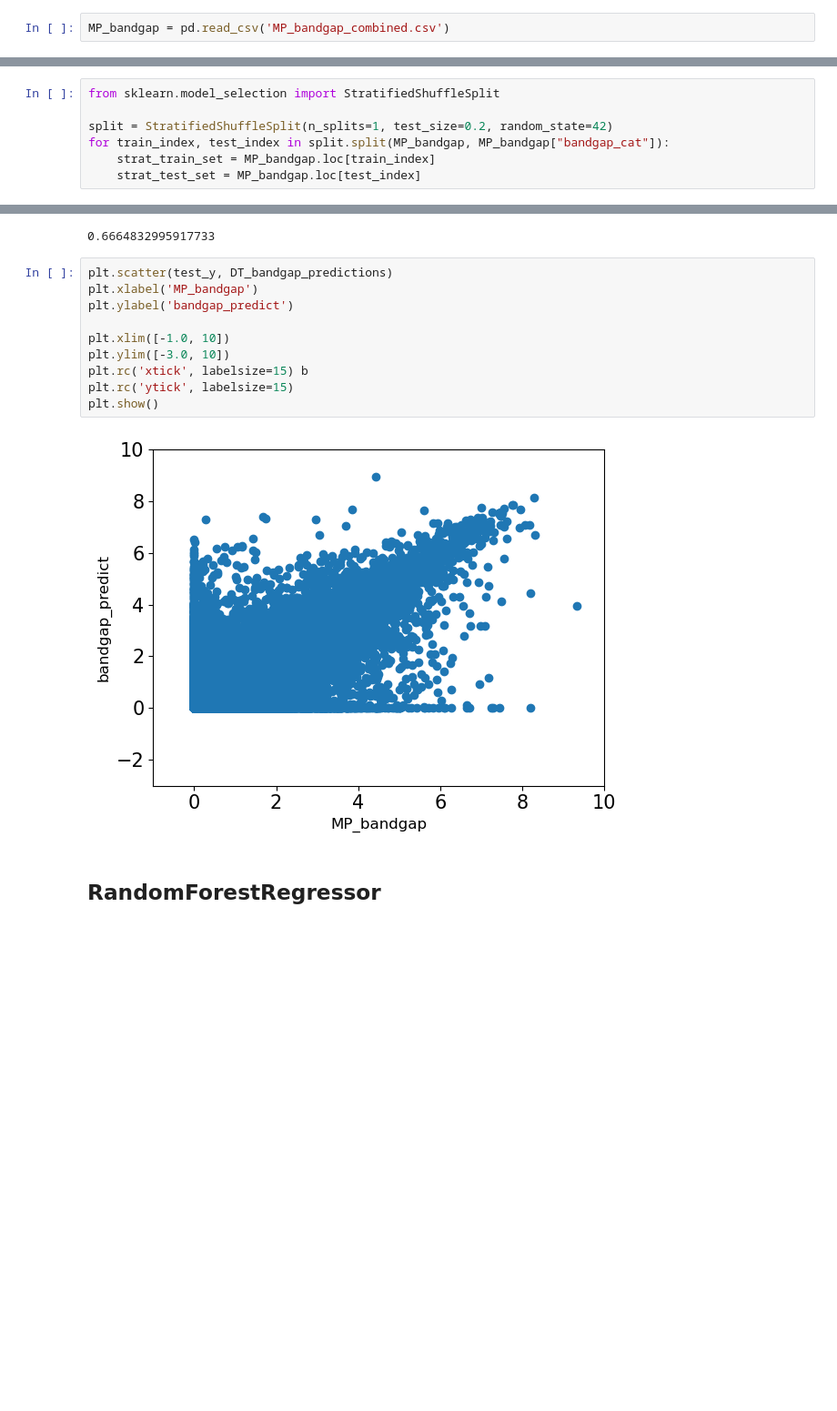
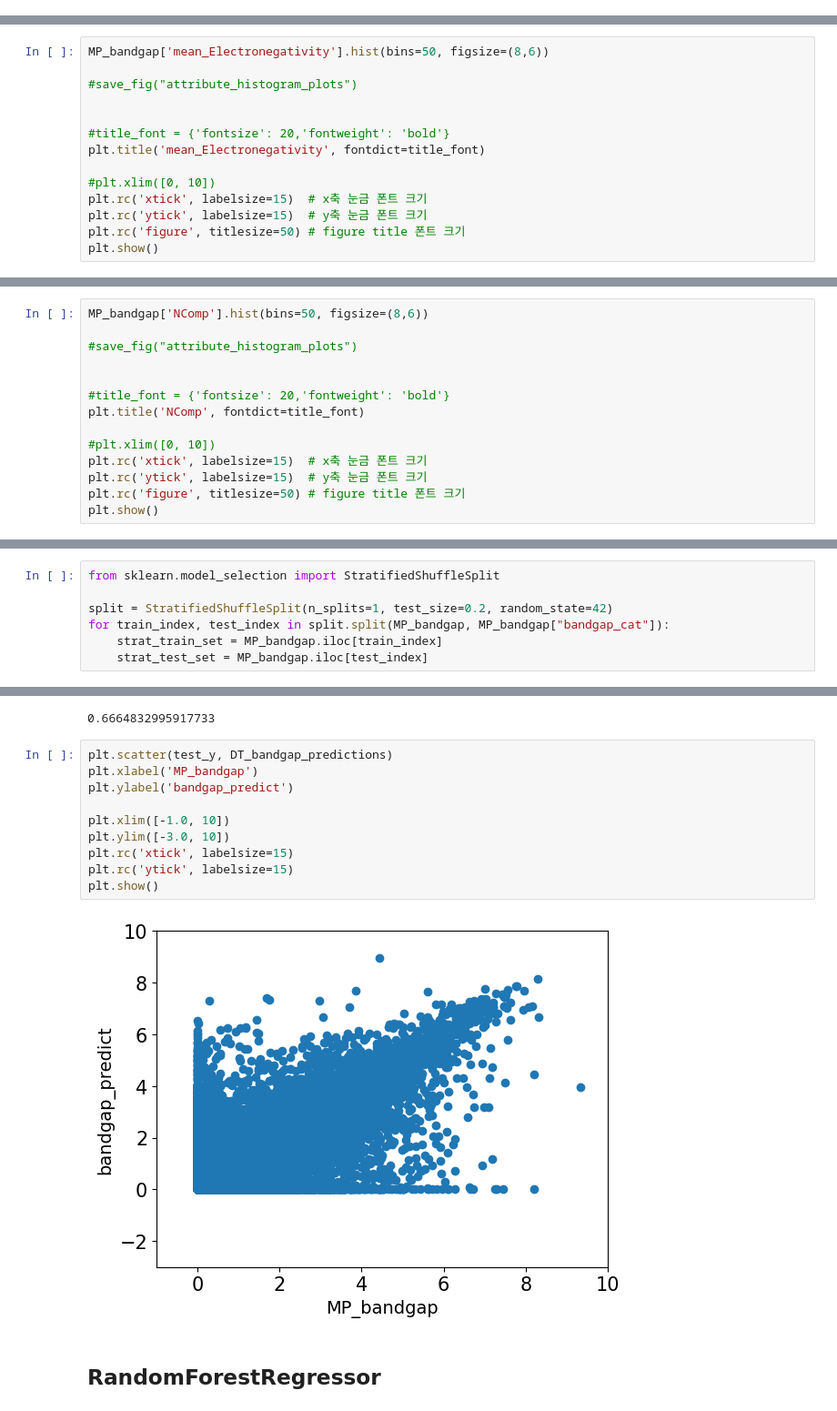
Before and after one commit to Juo-kim/KSME-AI-winter, a Jupyter notebook: 1. End_to_end_bandgap_prediction.ipynb, the cells around one changed output, grey strips where cells are left out. Shown at 91% size. Saved outputs shown, nothing was run; the diff lists cells and outputs as text; blank space fills up the shorter version.

```diff
--- a/1. End_to_end_bandgap_prediction.ipynb
+++ b/1. End_to_end_bandgap_prediction.ipynb
@@ -40,7 +35,5 @@ combined_file_path
 # %% [output]
 './MP_bandgap_combined.csv'
-# %%
-MP_bandgap = pd.read_csv('MP_bandgap_combined.csv')
 # %% [markdown]
 ## Take a quick look at the Data structure
 # %%
@@ -191,0 +161,14 @@ plt.show()
+# %%
+MP_bandgap['mean_Electronegativity'].hist(bins=50, figsize=(8,6))
+
+#save_fig("attribute_histogram_plots")
+
+
+#title_font = {'fontsize': 20,'fontweight': 'bold'}
+plt.title('mean_Electronegativity', fontdict=title_font)
+
+#plt.xlim([0, 10])
+plt.rc('xtick', labelsize=15)  # x축 눈금 폰트 크기
+plt.rc('ytick', labelsize=15)  # y축 눈금 폰트 크기
+plt.rc('figure', titlesize=50) # figure title 폰트 크기
+plt.show()
@@ -191,0 +177,14 @@ plt.show()
+# %%
+MP_bandgap['NComp'].hist(bins=50, figsize=(8,6))
+
+#save_fig("attribute_histogram_plots")
+
+
+#title_font = {'fontsize': 20,'fontweight': 'bold'}
+plt.title('NComp', fontdict=title_font)
+
+#plt.xlim([0, 10])
+plt.rc('xtick', labelsize=15)  # x축 눈금 폰트 크기
+plt.rc('ytick', labelsize=15)  # y축 눈금 폰트 크기
+plt.rc('figure', titlesize=50) # figure title 폰트 크기
+plt.show()
@@ -300,8 +294,8 @@ from sklearn.model_selection import StratifiedShuffleSplit
 
 split = StratifiedShuffleSplit(n_splits=1, test_size=0.2, random_state=42)
 for train_index, test_index in split.split(MP_bandgap, MP_bandgap["bandgap_cat"]):
-    strat_train_set = MP_bandgap.loc[train_index]
-    strat_test_set = MP_bandgap.loc[test_index]
+    strat_train_set = MP_bandgap.iloc[train_index]
+    strat_test_set = MP_bandgap.iloc[test_index]
 # %%
 MP_bandgap
 # %% [output]
@@ -684,15 +699,15 @@ DT_r2
 # %%
 plt.scatter(test_y, DT_bandgap_predictions)
 plt.xlabel('MP_bandgap')
 plt.ylabel('bandgap_predict')
 
 plt.xlim([-1.0, 10])
 plt.ylim([-3.0, 10])
-plt.rc('xtick', labelsize=15) b
+plt.rc('xtick', labelsize=15)
 plt.rc('ytick', labelsize=15)
 plt.show()
 # %% [output]
-[figure, old version]
+[figure, new version]
 # %% [markdown]
 ## RandomForestRegressor
 # %%
```
Also changed, not shown: parts of 44 cells of this notebook, 1 other file.
